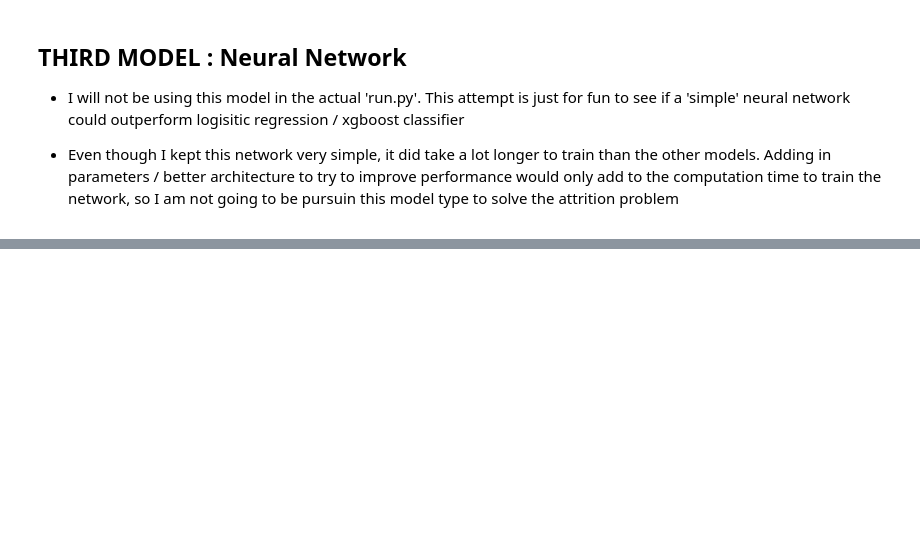
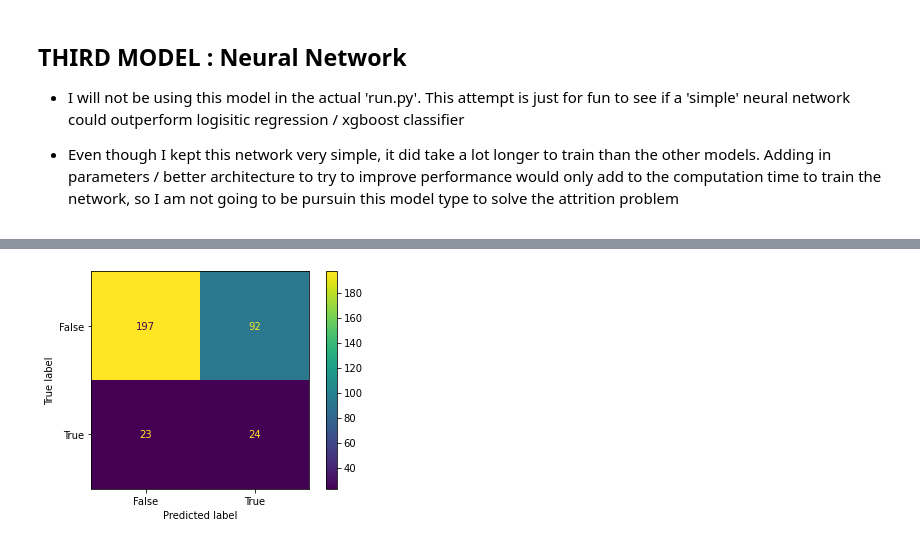
Before and after one commit to markmlowe/capstone, a Jupyter notebook: notebooks/01_mml_initial_data_exploration.ipynb, the cells around one changed output, grey strips where cells are left out. Saved outputs shown, nothing was run; the diff lists cells and outputs as text; code cells hidden in the pictures; blank space fills up the shorter version.

```diff
--- a/notebooks/01_mml_initial_data_exploration.ipynb
+++ b/notebooks/01_mml_initial_data_exploration.ipynb
@@ -553,0 +756,25 @@ def create_and_test_model(data, learning_rate_range_start, learning_rate_range_e
+# %%
+from sklearn import metrics
+
+threshold = 0.45
+
+
+output = model.predict(np.asarray(x_test).astype('float32'))
+
+output[output[:,1] > threshold] = [0,1]
+
+
+actual = np.argmax(y_val, axis=-1)
+predicted = np.argmax(output, axis=-1)
+
+incorrect = np.where(np.argmax(output,axis=-1) != np.argmax(y_val, axis=-1))
+correct = np.where(np.argmax(output,axis=-1) == np.argmax(y_val, axis=-1))
+print("Accuracy of predictions: ",round((np.size(correct) / (np.size(incorrect) + np.size(correct))) * 100,2))
+
+confusion_matrix = metrics.confusion_matrix(actual, predicted)
+
+cm_display = metrics.ConfusionMatrixDisplay(confusion_matrix = confusion_matrix, display_labels = [False, True])
+
+cm_display.plot()
+plt.show()
+# %% [output]
@@ -553,0 +783 @@ def create_and_test_model(data, learning_rate_range_start, learning_rate_range_e
+[figure, added]
```
Also changed, not shown: parts of 36 cells of this notebook, 6 other files.
